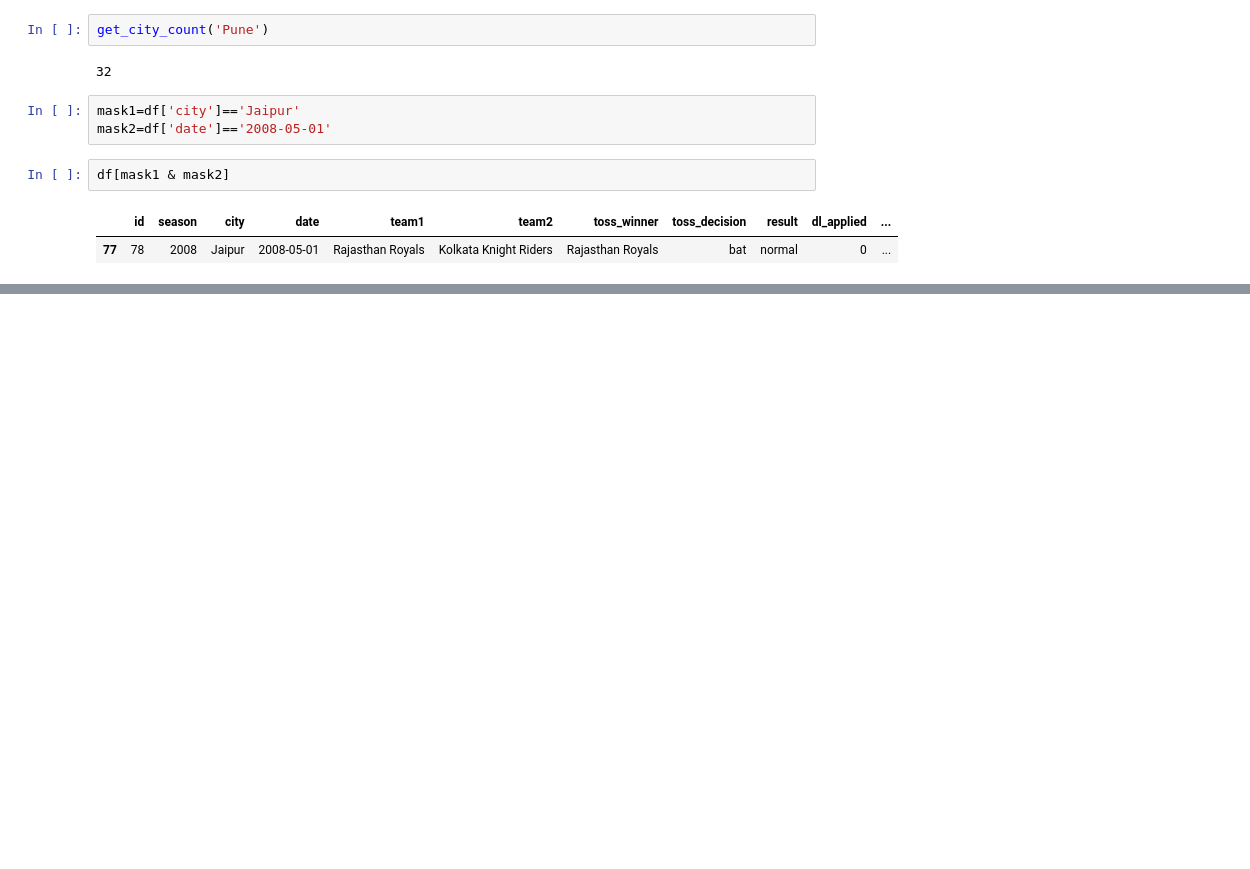
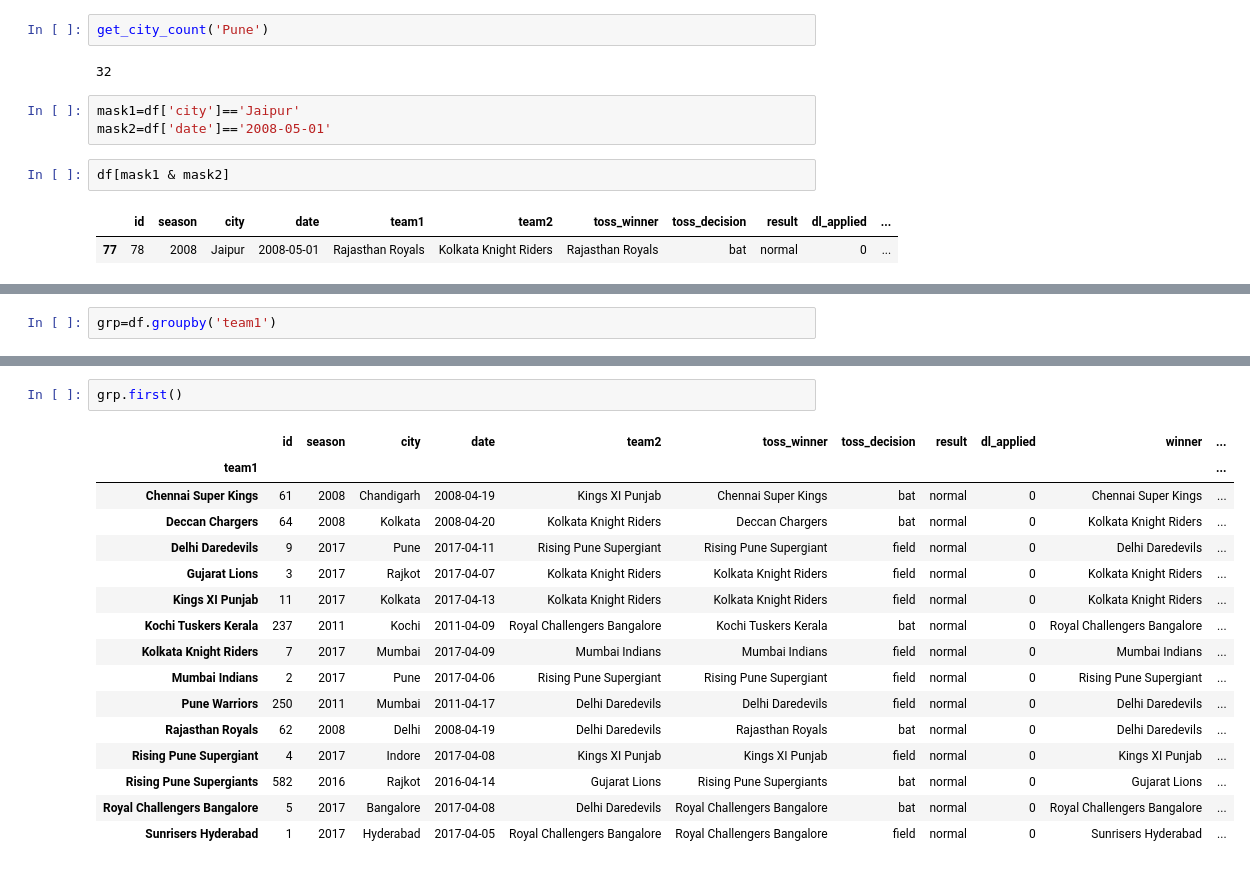
Before and after one commit to PurushottamMahajan/Python, a Jupyter notebook: Libraries/Pandas/IPLAnalysis.ipynb, the cells around one changed output, grey strips where cells are left out. Drawn from its saved outputs; the diff is of its cells as text; blank space fills up the shorter version.

```diff
--- a/Libraries/Pandas/IPLAnalysis.ipynb
+++ b/Libraries/Pandas/IPLAnalysis.ipynb
@@ -268,0 +329,2 @@ df[mask1 & mask2]
+# %%
+grp=df.groupby('team1')
@@ -268,0 +385,19 @@ df[mask1 & mask2]
+# %%
+grp.first()
+# %% [output]
+|  | id | season | city | date | team2 | toss_winner | toss_decision | result | dl_applied | winner | ... |
+| team1 |  |  |  |  |  |  |  |  |  |  | ... |
+| Chennai Super Kings | 61 | 2008 | Chandigarh | 2008-04-19 | Kings XI Punjab | Chennai Super Kings | bat | normal | 0 | Chennai Super Kings | ... |
+| Deccan Chargers | 64 | 2008 | Kolkata | 2008-04-20 | Kolkata Knight Riders | Deccan Chargers | bat | normal | 0 | Kolkata Knight Riders | ... |
+| Delhi Daredevils | 9 | 2017 | Pune | 2017-04-11 | Rising Pune Supergiant | Rising Pune Supergiant | field | normal | 0 | Delhi Daredevils | ... |
+| Gujarat Lions | 3 | 2017 | Rajkot | 2017-04-07 | Kolkata Knight Riders | Kolkata Knight Riders | field | normal | 0 | Kolkata Knight Riders | ... |
+| Kings XI Punjab | 11 | 2017 | Kolkata | 2017-04-13 | Kolkata Knight Riders | Kolkata Knight Riders | field | normal | 0 | Kolkata Knight Riders | ... |
+| Kochi Tuskers Kerala | 237 | 2011 | Kochi | 2011-04-09 | Royal Challengers Bangalore | Kochi Tuskers Kerala | bat | normal | 0 | Royal Challengers Bangalore | ... |
+| Kolkata Knight Riders | 7 | 2017 | Mumbai | 2017-04-09 | Mumbai Indians | Mumbai Indians | field | normal | 0 | Mumbai Indians | ... |
+| Mumbai Indians | 2 | 2017 | Pune | 2017-04-06 | Rising Pune Supergiant | Rising Pune Supergiant | field | normal | 0 | Rising Pune Supergiant | ... |
+| Pune Warriors | 250 | 2011 | Mumbai | 2011-04-17 | Delhi Daredevils | Delhi Daredevils | field | normal | 0 | Delhi Daredevils | ... |
+| Rajasthan Royals | 62 | 2008 | Delhi | 2008-04-19 | Delhi Daredevils | Rajasthan Royals | bat | normal | 0 | Delhi Daredevils | ... |
+| Rising Pune Supergiant | 4 | 2017 | Indore | 2017-04-08 | Kings XI Punjab | Kings XI Punjab | field | normal | 0 | Kings XI Punjab | ... |
+| Rising Pune Supergiants | 582 | 2016 | Rajkot | 2016-04-14 | Gujarat Lions | Rising Pune Supergiants | bat | normal | 0 | Gujarat Lions | ... |
+| Royal Challengers Bangalore | 5 | 2017 | Bangalore | 2017-04-08 | Delhi Daredevils | Royal Challengers Bangalore | bat | normal | 0 | Royal Challengers Bangalore | ... |
+| Sunrisers Hyderabad | 1 | 2017 | Hyderabad | 2017-04-05 | Royal Challengers Bangalore | Royal Challengers Bangalore | field | normal | 0 | Sunrisers Hyderabad | ... |
```
Also changed, not shown: parts of 42 cells of this notebook.
